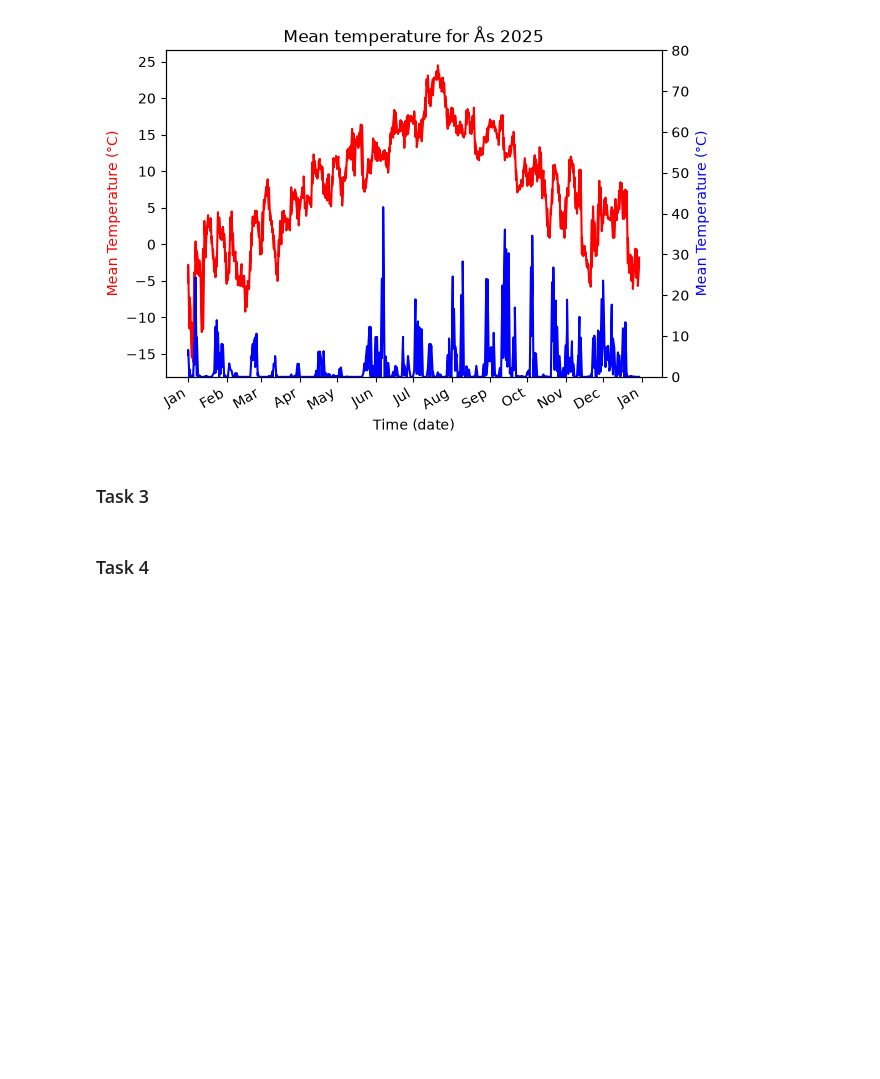
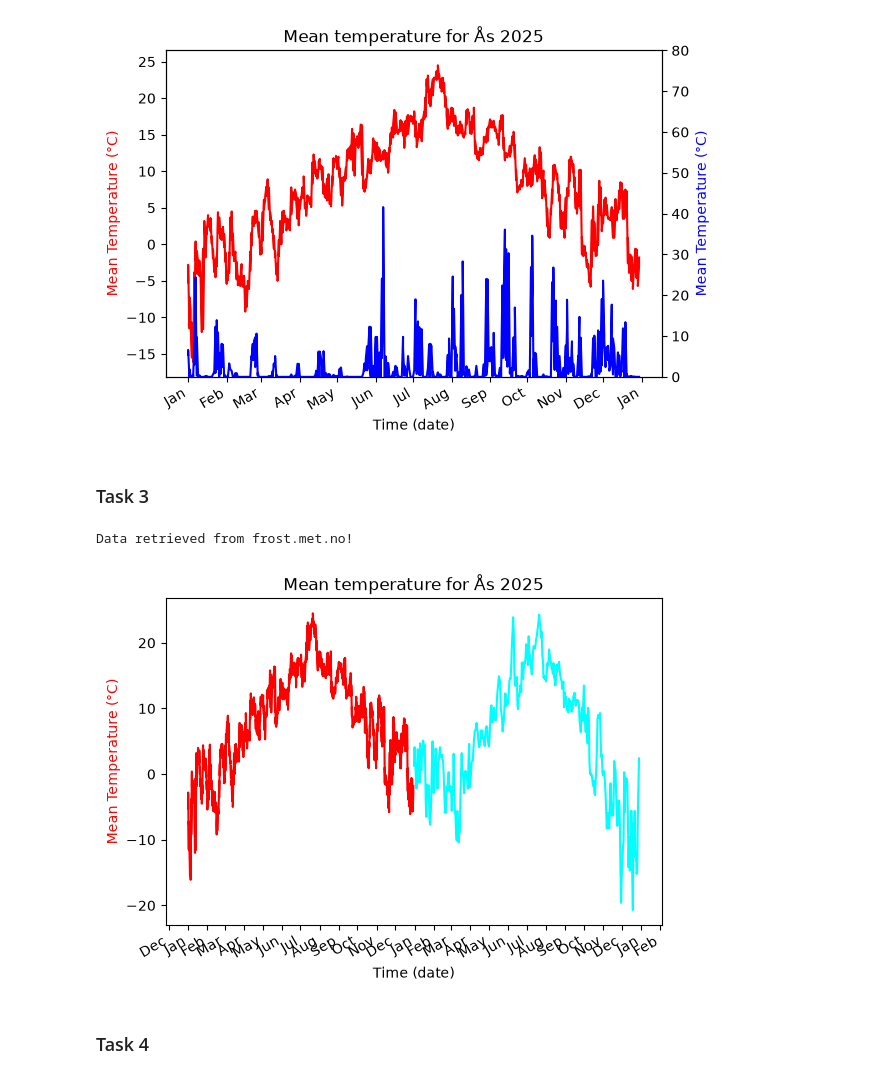
Before and after one commit to Dirven418/Deliverable1, a Jupyter notebook: weather.ipynb, the cells around one changed output. Cells and saved outputs as stored; diff of their text form; code cells hidden in the pictures; blank space fills up the shorter version.

```diff
--- a/weather.ipynb
+++ b/weather.ipynb
@@ -171,17 +171,42 @@ Data retrieved from frost.met.no!
 # %%
 # code here
 # Get data for mean air temperature in 1925 in Ås
-data_mean_1995 = get_data('SN17850', 'mean(air_temperature P1D)', '1925-01-01/1925-12-31')
+data_mean_1925 = get_data('SN17850', 'mean(air_temperature P1D)', '1925-01-01/1925-12-31')
 
 # This will return a Dataframe with all of the observations in a table format
 df_mean_1925 = pd.DataFrame()
-for i in range(len(data_mean_1995)):
-    row = pd.DataFrame(data_mean_1995[i]['observations'])
-    row['referenceTime'] = data_mean_1995[i]['referenceTime']
-    row['sourceId'] = data_mean_1995[i]['sourceId']
-    data_mean_1995 = pd.concat([data_mean_1995, row], ignore_index=True)  # changed pd.append deprecated
+for i in range(len(data_mean_1925)):
+    row = pd.DataFrame(data_mean_1925[i]['observations'])
+    row['referenceTime'] = data_mean_1925[i]['referenceTime']
+    row['sourceId'] = data_mean_1925[i]['sourceId']
+    df_mean_1925 = pd.concat([df_mean_1925, row], ignore_index=True)  # changed pd.append deprecated
 
 df_mean_1925 = df_mean_1925.reset_index()
+
+# Create a plot with two y axis
+fig, ax = plt.subplots()
+
+# Create the mean air temperature plot
+ax.plot(df_mean["referenceTime"], df_mean["value"], color="red")
+ax.plot(df_mean_1925["referenceTime"], df_mean_1925["value"], color="cyan")
+
+# Label and adjust the axis and title the plot
+ax.set_ylabel("Mean Temperature (°C)", color="red")
+ax.set_xlabel("Time (date)")
+ax.set_title("Mean temperature for Ås 2025")
+
+# Adjusting the x axis labeling scale to only mark the months
+ax.xaxis.set_major_locator(mdates.MonthLocator())
+ax.xaxis.set_major_formatter(mdates.DateFormatter("%b"))
+
+# Add a slight rotation to the month labels
+fig.autofmt_xdate()
+
+# Shows the plot
+plt.show()
+# %% [output]
+Data retrieved from frost.met.no!
+[figure, added]
 # %% [markdown]
 ### Task 4
 # %%
```
Also changed, not shown: parts of 1 cell of this notebook.
